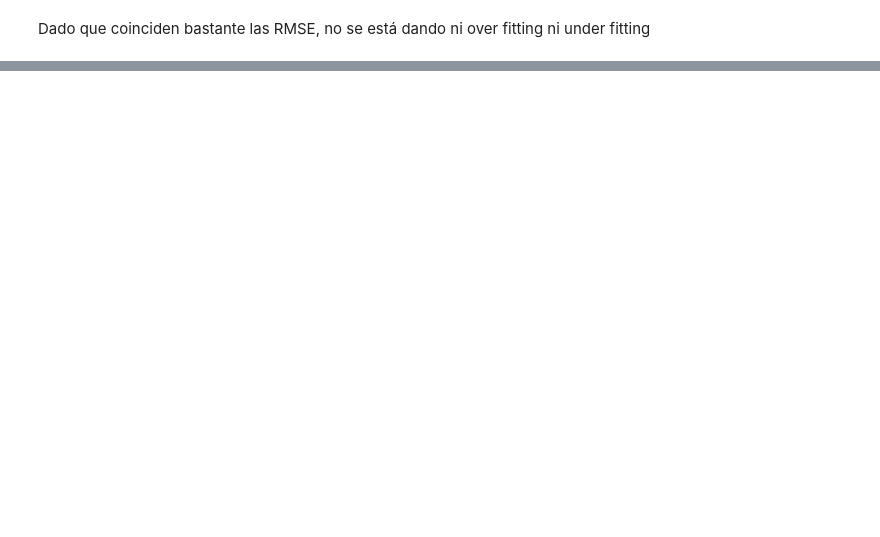
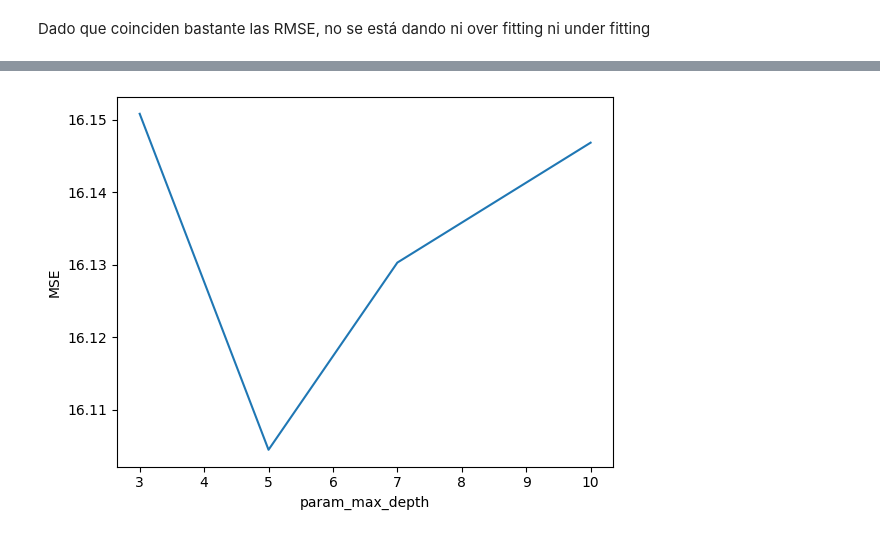
Before and after one commit to jgilsu11/Teoria, a Jupyter notebook: Modulo8/teoria/ajuste regresion propio.ipynb, the cells around one changed output, grey strips where cells are left out. Cells and saved outputs as stored; diff of their text form; code cells hidden in the pictures; blank space fills up the shorter version.

```diff
--- a/Modulo8/teoria/ajuste regresion propio.ipynb
+++ b/Modulo8/teoria/ajuste regresion propio.ipynb
@@ -134,0 +356,12 @@ Dado que coinciden bastante las RMSE, no se está dando ni over fitting ni under
+# %%
+# Parámetros a evaluar
+params_arbol = {
+    'max_depth': [3, 5, 7, 10],
+    'min_samples_split': [10, 50, 100, 200],
+    'min_samples_leaf': [10, 50, 100, 200],
+    'max_leaf_nodes': [4, 6, 8, 10, 20, 30]
+}
+
+grid_search_arbol=GridSearchCV(DecisionTreeRegressor(), param_grid=params_arbol, cv=5, scoring= "neg_mean_squared_error", n_jobs=-1)
+
+grid_search_arbol.fit(x_train, y_train)
@@ -134,0 +390,2 @@ Dado que coinciden bastante las RMSE, no se está dando ni over fitting ni under
+# %%
+df_resultados_arbol=pd.DataFrame(grid_search_arbol.cv_results_)
@@ -134,0 +405,4 @@ Dado que coinciden bastante las RMSE, no se está dando ni over fitting ni under
+# %%
+df_resultados_arbol_filtrado=df_resultados_arbol.filter(like= "param").drop(columns= "params")
+df_resultados_arbol_filtrado["MSE"]= df_resultados_arbol["mean_test_score"]
+df_resultados_arbol_filtrado.head()
@@ -134,0 +416,3 @@ Dado que coinciden bastante las RMSE, no se está dando ni over fitting ni under
+# %%
+df_rmse_profun= np.sqrt(df_resultados_arbol_filtrado.groupby("param_max_depth")["MSE"].mean().abs()).reset_index()
+df_rmse_profun
@@ -134,0 +425,4 @@ Dado que coinciden bastante las RMSE, no se está dando ni over fitting ni under
+# %%
+sns.lineplot(x= "param_max_depth", y = "MSE", data= df_rmse_profun);
+# %% [output]
+[figure, added]
```
Also changed, not shown: parts of 51 cells of this notebook, 1 other file.
